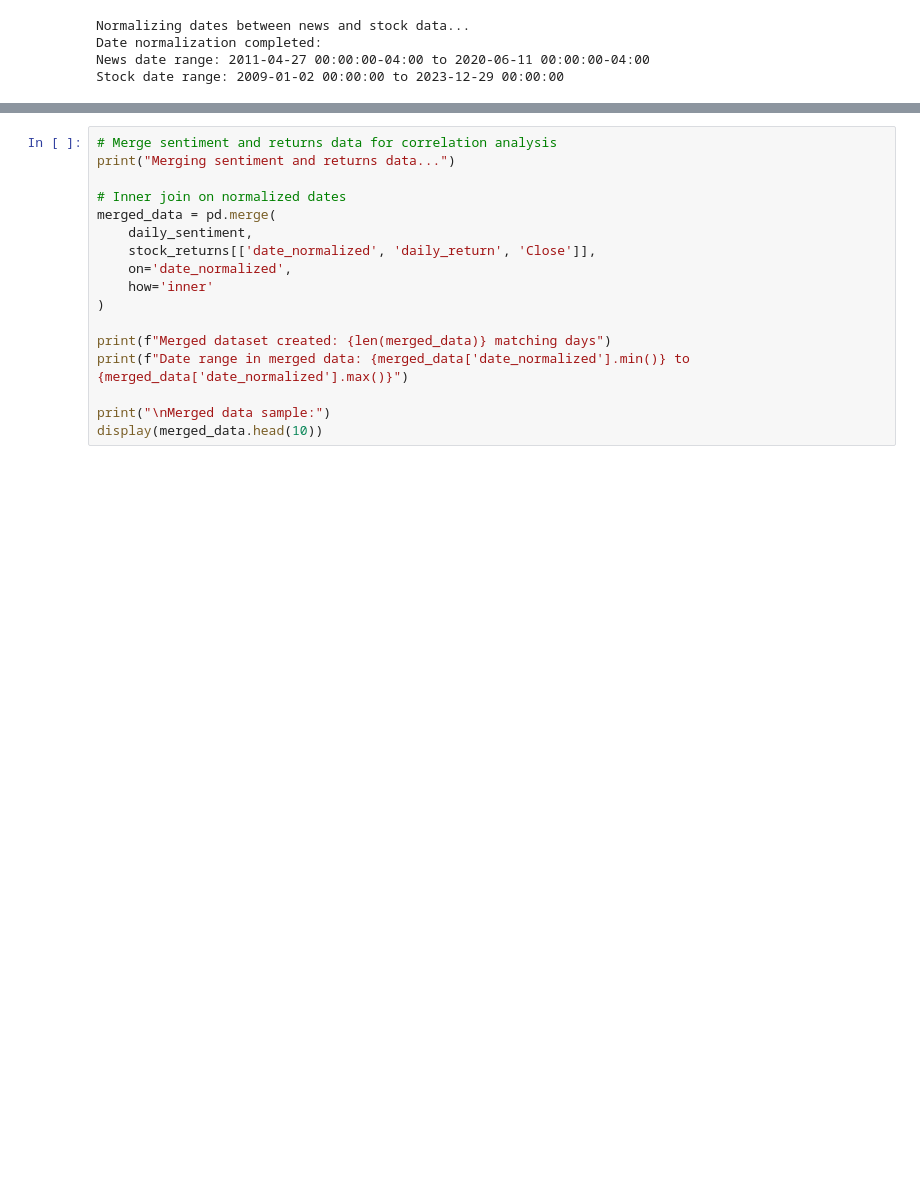
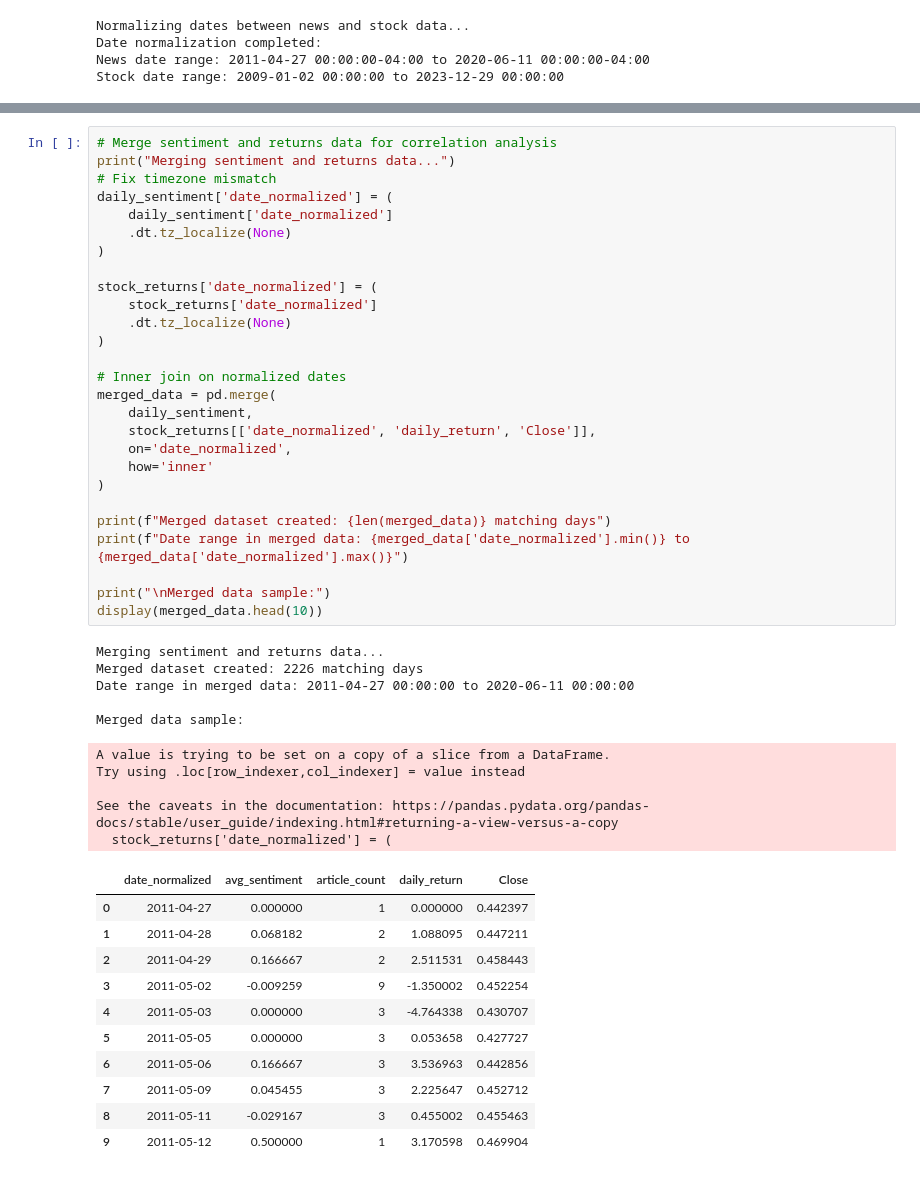
Before and after one commit to Saronzeleke/finaniacal-week1, a Jupyter notebook: notebooks/correlation_analysis.ipynb, the cells around one changed output, grey strips where cells are left out. Cells and saved outputs as stored; diff of their text form; blank space fills up the shorter version.

```diff
--- a/notebooks/correlation_analysis.ipynb
+++ b/notebooks/correlation_analysis.ipynb
@@ -152,20 +209,52 @@ display(stock_returns[['date_normalized', 'Close', 'daily_return']].head(10))
 # %%
 # Merge sentiment and returns data for correlation analysis
 print("Merging sentiment and returns data...")
+# Fix timezone mismatch
+daily_sentiment['date_normalized'] = (
+    daily_sentiment['date_normalized']
+    .dt.tz_localize(None)
+)
+
+stock_returns['date_normalized'] = (
+    stock_returns['date_normalized']
+    .dt.tz_localize(None)
+)
 
 # Inner join on normalized dates
 merged_data = pd.merge(
     daily_sentiment,
     stock_returns[['date_normalized', 'daily_return', 'Close']],
     on='date_normalized',
     how='inner'
 )
 
 print(f"Merged dataset created: {len(merged_data)} matching days")
 print(f"Date range in merged data: {merged_data['date_normalized'].min()} to {merged_data['date_normalized'].max()}")
 
 print("\nMerged data sample:")
 display(merged_data.head(10))
+# %% [output]
+Merging sentiment and returns data...
+Merged dataset created: 2226 matching days
+Date range in merged data: 2011-04-27 00:00:00 to 2020-06-11 00:00:00
+
+Merged data sample:
+A value is trying to be set on a copy of a slice from a DataFrame.
+Try using .loc[row_indexer,col_indexer] = value instead
+
+See the caveats in the documentation: https://pandas.pydata.org/pandas-docs/stable/user_guide/indexing.html#returning-a-view-versus-a-copy
+  stock_returns['date_normalized'] = (
+|  | date_normalized | avg_sentiment | article_count | daily_return | Close |
+| 0 | 2011-04-27 | 0.000000 | 1 | 0.000000 | 0.442397 |
+| 1 | 2011-04-28 | 0.068182 | 2 | 1.088095 | 0.447211 |
+| 2 | 2011-04-29 | 0.166667 | 2 | 2.511531 | 0.458443 |
+| 3 | 2011-05-02 | -0.009259 | 9 | -1.350002 | 0.452254 |
+| 4 | 2011-05-03 | 0.000000 | 3 | -4.764338 | 0.430707 |
+| 5 | 2011-05-05 | 0.000000 | 3 | 0.053658 | 0.427727 |
+| 6 | 2011-05-06 | 0.166667 | 3 | 3.536963 | 0.442856 |
+| 7 | 2011-05-09 | 0.045455 | 3 | 2.225647 | 0.452712 |
+| 8 | 2011-05-11 | -0.029167 | 3 | 0.455002 | 0.455463 |
+| 9 | 2011-05-12 | 0.500000 | 1 | 3.170598 | 0.469904 |
 # %%
 #Calculating Pearson correlation coefficient
 print("Calculating Pearson correlation coefficient...")
```
Also changed, not shown: parts of 7 cells of this notebook, 5 other files.
